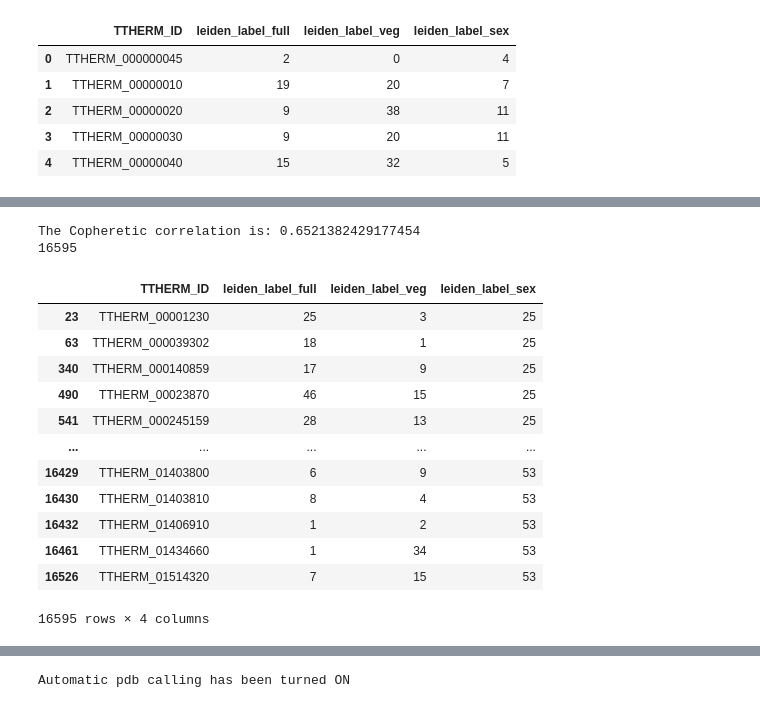
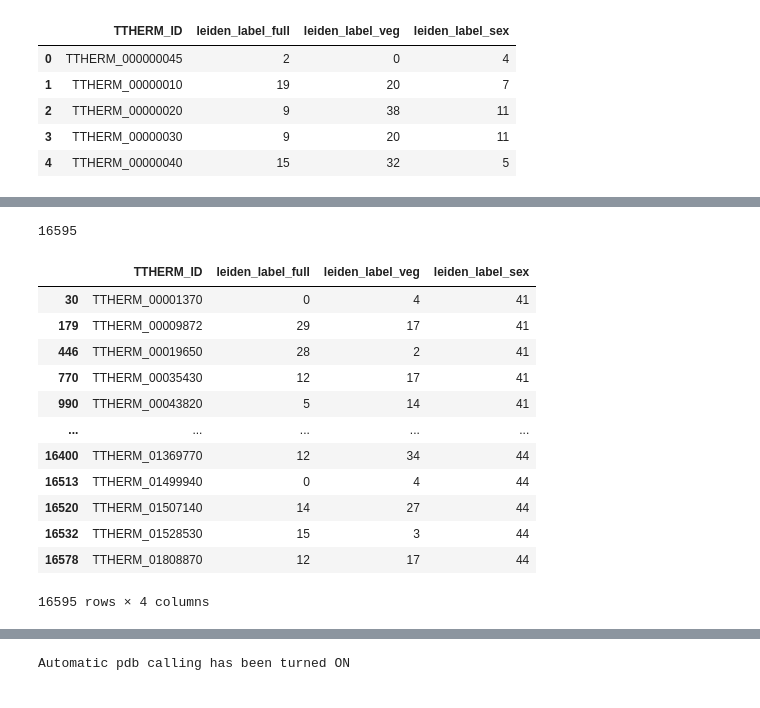
Before and after one commit to ltsypin/TGNE-2022, a Jupyter notebook: TGNE/embedding/embedding_and_app.ipynb, the cells around one changed output, grey strips where cells are left out. Cells and saved outputs as stored; diff of their text form; code cells hidden in the pictures.

```diff
--- a/TGNE/embedding/embedding_and_app.ipynb
+++ b/TGNE/embedding/embedding_and_app.ipynb
@@ -1775,19 +1867,18 @@ The Copheretic correlation is: 0.7603210348594693
 16595 rows × 4 columns
 # %%
-arrange_modules(sex_filtered_norm_df, leiden_label_df_round_1, 'leiden', 'sex')
+arrange_modules(sex_filtered_df, leiden_label_df_round_1, 'leiden', 'sex')
 # %% [output]
-The Copheretic correlation is: 0.6521382429177454
 16595
 |  | TTHERM_ID | leiden_label_full | leiden_label_veg | leiden_label_sex |
-| 23 | TTHERM_00001230 | 25 | 3 | 25 |
-| 63 | TTHERM_000039302 | 18 | 1 | 25 |
-| 340 | TTHERM_000140859 | 17 | 9 | 25 |
-| 490 | TTHERM_00023870 | 46 | 15 | 25 |
-| 541 | TTHERM_000245159 | 28 | 13 | 25 |
+| 30 | TTHERM_00001370 | 0 | 4 | 41 |
+| 179 | TTHERM_00009872 | 29 | 17 | 41 |
+| 446 | TTHERM_00019650 | 28 | 2 | 41 |
+| 770 | TTHERM_00035430 | 12 | 17 | 41 |
+| 990 | TTHERM_00043820 | 5 | 14 | 41 |
 | ... | ... | ... | ... | ... |
-| 16429 | TTHERM_01403800 | 6 | 9 | 53 |
-| 16430 | TTHERM_01403810 | 8 | 4 | 53 |
-| 16432 | TTHERM_01406910 | 1 | 2 | 53 |
-| 16461 | TTHERM_01434660 | 1 | 34 | 53 |
-| 16526 | TTHERM_01514320 | 7 | 15 | 53 |
+| 16400 | TTHERM_01369770 | 12 | 34 | 44 |
+| 16513 | TTHERM_01499940 | 0 | 4 | 44 |
+| 16520 | TTHERM_01507140 | 14 | 27 | 44 |
+| 16532 | TTHERM_01528530 | 15 | 3 | 44 |
+| 16578 | TTHERM_01808870 | 12 | 17 | 44 |
 16595 rows × 4 columns
```
Also changed, not shown: parts of 12 cells of this notebook, 1 other file.
